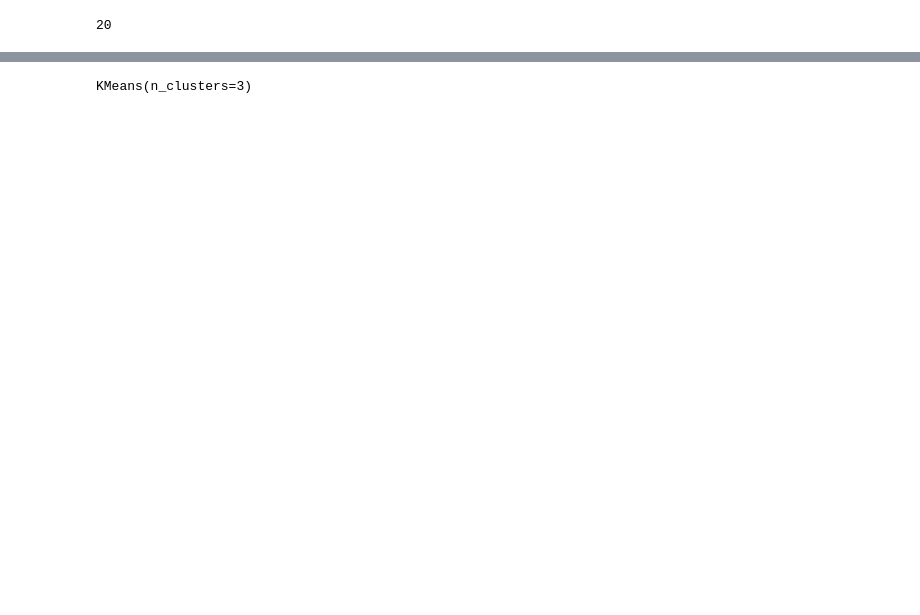
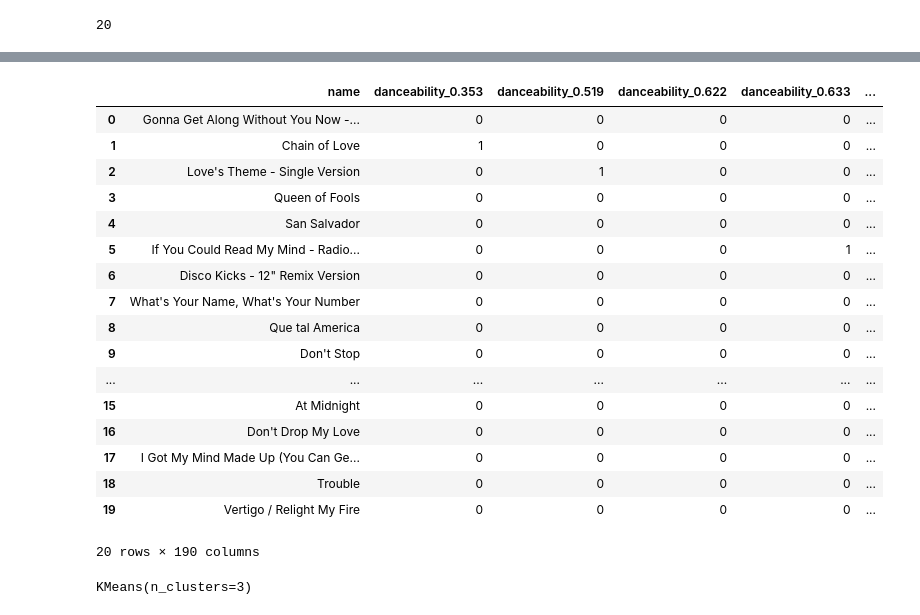
Before and after one commit to nv0884a/Project4, a Jupyter notebook: Push330.ipynb, the cells around one changed output, grey strips where cells are left out. Cells and saved outputs as stored; diff of their text form; code cells hidden in the pictures; blank space fills up the shorter version.

```diff
--- a/Push330.ipynb
+++ b/Push330.ipynb
@@ -590,0 +608,21 @@ cluster_feature = pd.get_dummies(reduced_feature_df, columns=['danceability', 'e
+# %%
+cluster_feature
+# %% [output]
+|  | name | danceability_0.353 | danceability_0.519 | danceability_0.622 | danceability_0.633 | ... |
+| 0 | Gonna Get Along Without You Now -... | 0 | 0 | 0 | 0 | ... |
+| 1 | Chain of Love | 1 | 0 | 0 | 0 | ... |
+| 2 | Love's Theme - Single Version | 0 | 1 | 0 | 0 | ... |
+| 3 | Queen of Fools | 0 | 0 | 0 | 0 | ... |
+| 4 | San Salvador | 0 | 0 | 0 | 0 | ... |
+| 5 | If You Could Read My Mind - Radio... | 0 | 0 | 0 | 1 | ... |
+| 6 | Disco Kicks - 12" Remix Version | 0 | 0 | 0 | 0 | ... |
+| 7 | What's Your Name, What's Your Number | 0 | 0 | 0 | 0 | ... |
+| 8 | Que tal America | 0 | 0 | 0 | 0 | ... |
+| 9 | Don't Stop | 0 | 0 | 0 | 0 | ... |
+| ... | ... | ... | ... | ... | ... | ... |
+| 15 | At Midnight | 0 | 0 | 0 | 0 | ... |
+| 16 | Don't Drop My Love | 0 | 0 | 0 | 0 | ... |
+| 17 | I Got My Mind Made Up (You Can Ge... | 0 | 0 | 0 | 0 | ... |
+| 18 | Trouble | 0 | 0 | 0 | 0 | ... |
+| 19 | Vertigo / Relight My Fire | 0 | 0 | 0 | 0 | ... |
+20 rows × 190 columns
```
Also changed, not shown: parts of 24 cells of this notebook, 1 other file.
